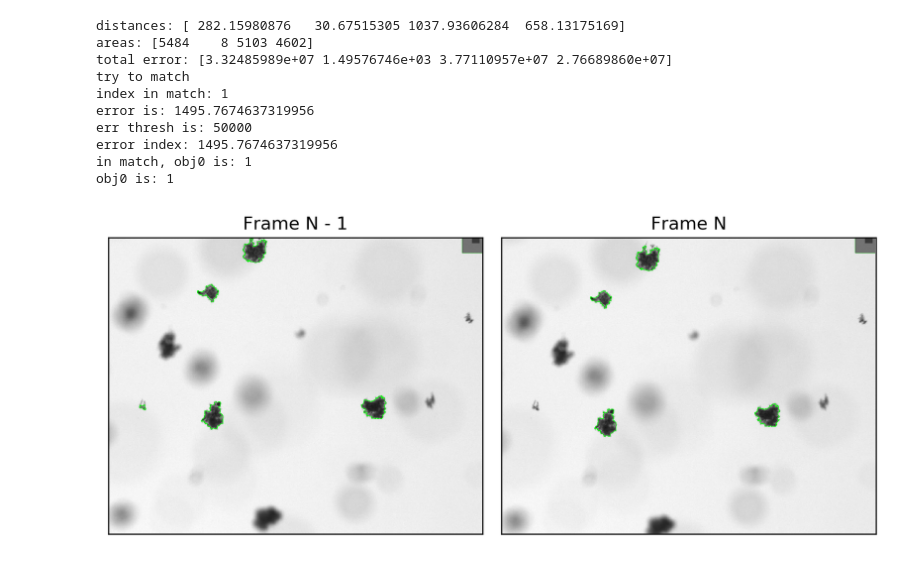
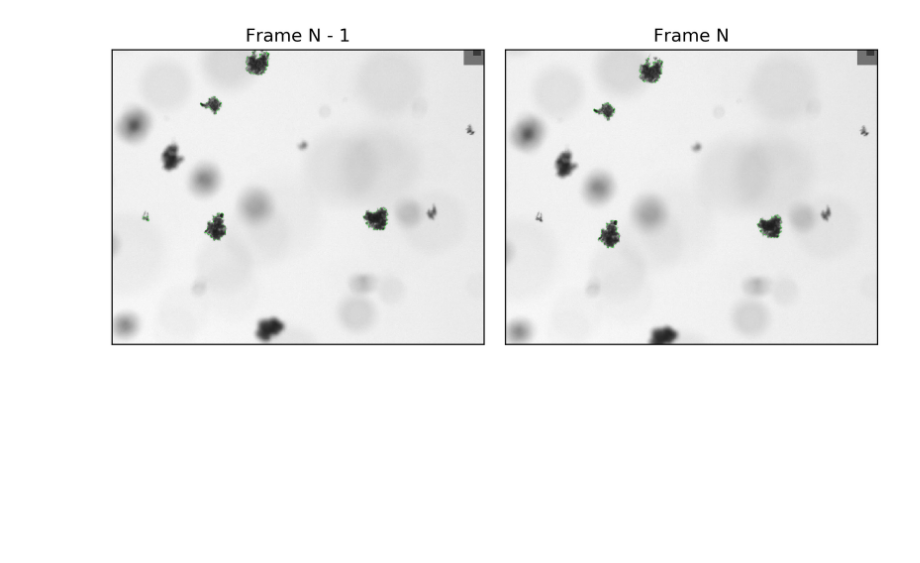
Before and after one commit to rmaciver/safas, a Jupyter notebook: notebooks/tracking_criteria.ipynb, the cells around one changed output. Cells and saved outputs as stored; diff of their text form; code cells hidden in the pictures; blank space fills up the shorter version.

Commit message:
update tracking_criteria.ipynb notebook

```diff
--- a/notebooks/tracking_criteria.ipynb
+++ b/notebooks/tracking_criteria.ipynb
@@ -25,62 +56,22 @@ Multiple steps are often requires to extract the object of interest from the ima
 # %%
-#
-import sys
-sys.path.append(r'C:\Users\Ryan\Desktop\src\safas-dev')
-from glob import glob
-from skimage.measure import regionprops
-from safas.filters.sobel_focus import imfilter
-from safas.matcher import Matcher
-
-files = glob('data/trackex/*.png')
-
-# apply sobel-based gradient to segment the image
-params = {'img_thresh': 160,
-          'edge_thresh': 150,
-          'edge_distance': 1,
-          'focus_filter': True,
-          'clearborder_filter': True,
-          'contour_color': (0,255,0),}
-
-t0, imgt0 = imfilter.imfilter(src=cv2.imread(files[0]), **params)
-t1, imgt1 = imfilter.imfilter(src=cv2.imread(files[1]), **params)
-
-p0 = regionprops(t0)[1]
-props = regionprops(t1)
-criteria = {'error_threshold': 50000,
-            'distance': 1,
-            'area': 1,
-            'squared': True,
-           }
-
-M = Matcher(p0=p0, props=props, criteria=criteria)
-M.rank_and_match()
+import matplotlib.pyplot as plt
 
 f, ax  = plt.subplots(1,2, dpi=250, figsize=(7.5, 3.5))
 ax = ax.ravel()
 for a in ax:
     a.set_xticks([])
     a.set_yticks([])
 
 ax[0].imshow(imgt0)
 ax[0].set_title('Frame N - 1')
 ax[1].imshow(imgt1)
 ax[1].set_title('Frame N')
 
 plt.tight_layout()
 
 save = True
 
 if save:
     plt.savefig('png/track_ex.png', dpi=900)
 # %% [output]
-distances: [ 282.15980876   30.67515305 1037.93606284  658.13175169]
-areas: [5484    8 5103 4602]
-total error: [3.32485989e+07 1.49576746e+03 3.77110957e+07 2.76689860e+07]
-try to match
-index in match: 1
-error is: 1495.7674637319956
-err thresh is: 50000
-error index: 1495.7674637319956
-in match, obj0 is: 1
-obj0 is: 1
-[figure, old version]
+[figure, new version]
```
Also changed, not shown: parts of 5 cells of this notebook, 2 other files.
